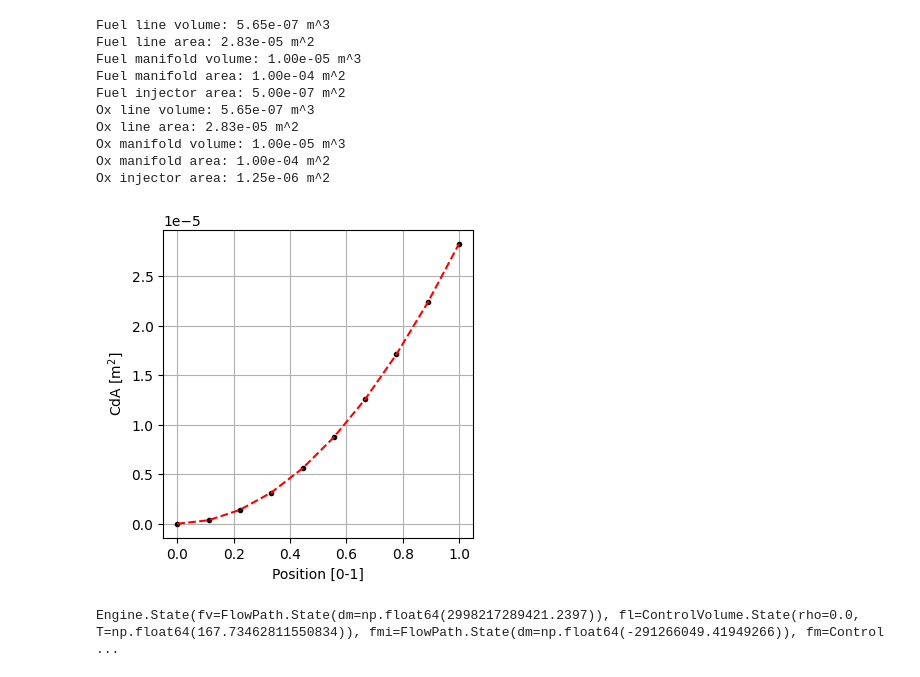
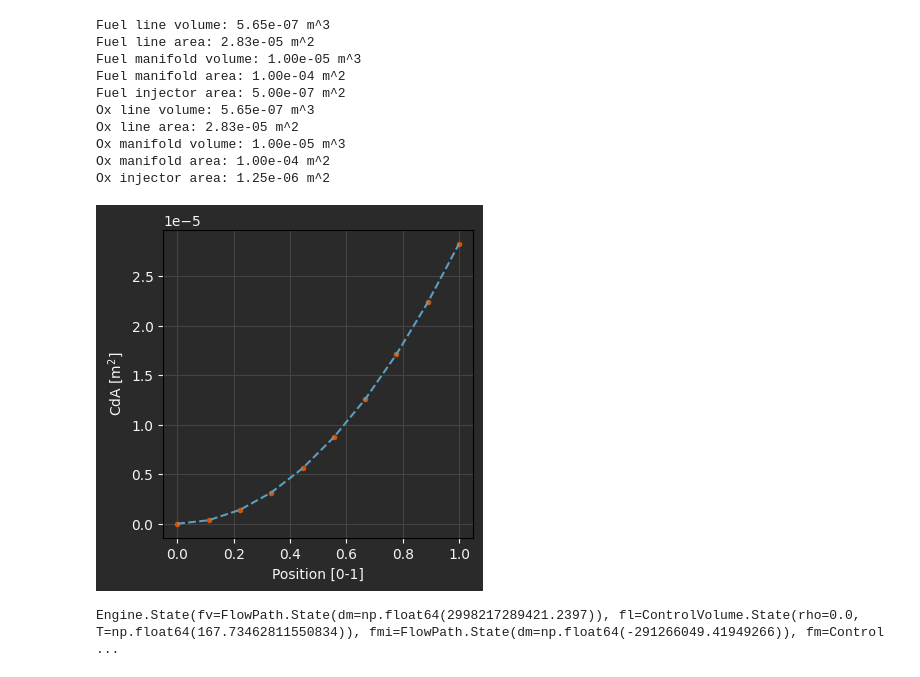
Before and after one commit to PineTreeLabs/archimedes, a Jupyter notebook: examples/rocket/engine-model.ipynb, the cells around one changed output. Cells and saved outputs as stored; diff of their text form; code cells hidden in the pictures.

```diff
--- a/examples/rocket/engine-model.ipynb
+++ b/examples/rocket/engine-model.ipynb
@@ -1,11 +1,7 @@
 # %% [markdown]
 # Pressure-fed rocket engine
 # %%
-from __future__ import annotations
-import abc
-from functools import cached_property, partial
-from typing import ClassVar, Callable, Any
-import dataclasses
+import os
 
 import numpy as np
 import matplotlib.pyplot as plt
@@ -19,6 +15,8 @@ import archimedes as arc
 from archimedes.experimental import thermo
 from archimedes import struct
 
+from modred import balanced_truncation
+
 from engine_model import (
     NitrogenTetroxide,
     MonoMethylHydrazine,
@@ -30,6 +28,9 @@ from engine_model import (
     Nozzle,
 )
 
+THEME = os.environ.get("ARCHIMEDES_THEME", "dark")
+arc.theme.set_theme(THEME)
+
 np.set_printoptions(precision=3, suppress=True)
 
 %load_ext autoreload
@@ -129,20 +127,20 @@ Ox injector area: 1.25e-06 m^2
 # %%
 # Simple valve lookup table (same characteristics for both valves)
 pos_data = np.linspace(1e-4, 1, 10)
 CdA_data = A_fl * pos_data**2  # Quadratic valve characteristics
 
 fuel_valve = Valve(CdA=LookupTable1D(pos_data, CdA_data), I=I)
 ox_valve = Valve(CdA=LookupTable1D(pos_data, CdA_data), I=I)
 
 plt.figure(figsize=(4, 4))
-plt.plot(pos_data, CdA_data, "k.")
-plt.plot(pos_data, fuel_valve.CdA(pos_data), "r--")
+plt.plot(pos_data, CdA_data, ".")
+plt.plot(pos_data, fuel_valve.CdA(pos_data), "--")
 plt.xlabel("Position [0-1]")
 plt.ylabel("CdA [m$^2$]")
 plt.grid()
 plt.show()
 # %% [output]
-[figure, old version]
+[figure, new version]
 # %%
 model = Engine(
     fuel=mmh_eos,
```
Also changed, not shown: parts of 19 cells of this notebook, 28 other files.
